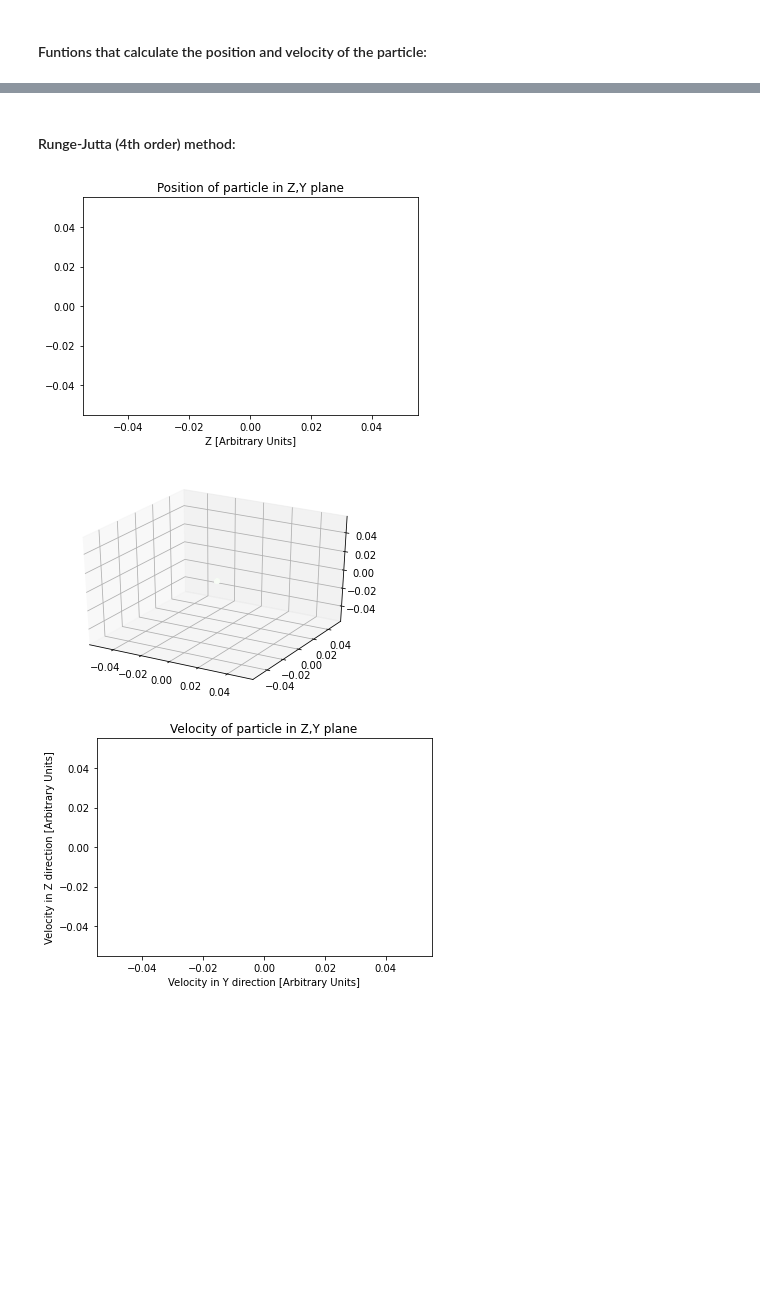
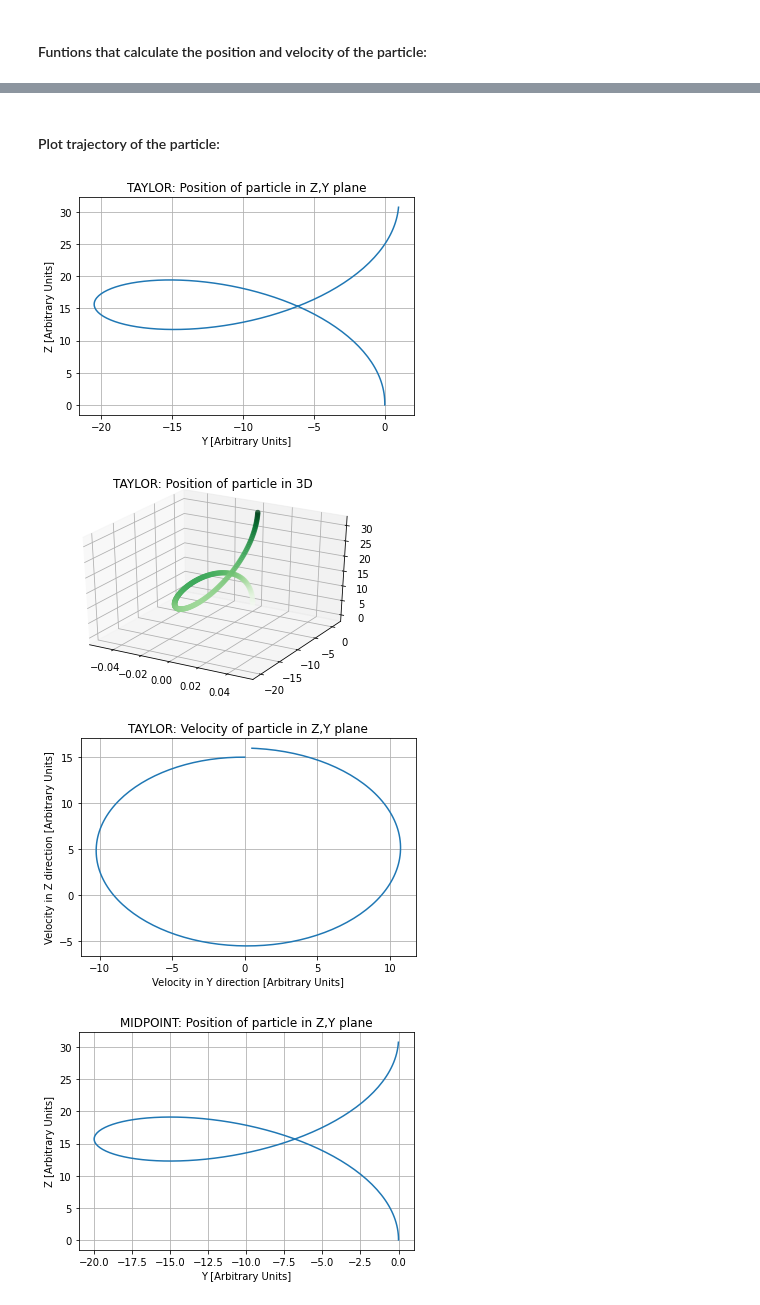
Before and after one commit to orengerc/wien-filter, a Jupyter notebook: notebooks_Wein_Filter.ipynb, the cells around one changed output, grey strips where cells are left out. Cells and saved outputs as stored; diff of their text form; code cells hidden in the pictures; blank space fills up the shorter version.

```diff
--- a/notebooks_Wein_Filter.ipynb
+++ b/notebooks_Wein_Filter.ipynb
@@ -173,9 +220,19 @@ reset()
-# %% [markdown]
-#### Runge-Jutta (4th order) method:
-# %%
-run("RUNGE-JUTTA")
-reset()
-# %% [output]
-[figure, removed]
-[figure, removed]
-[figure, removed]
+# %% [markdown]
+#### Plot trajectory of the particle:
+# %%
+for method in [
+    "TAYLOR",
+    "MIDPOINT",
+    "RUNGE-KUTTA"
+]:
+    DELTA_T = 0.03
+    N = int(T / DELTA_T)
+
+    r, v = np.zeros((N, 3)), np.zeros((N, 3))
+    v[0][Coordinate.Z] = 3 * E / B
+    run(r, v, method, plot_motion = True)
+# %% [output]
+[figure, added]
+[figure, added]
+[figure, added]
+[figure, added]
```
Also changed, not shown: parts of 9 cells of this notebook.
